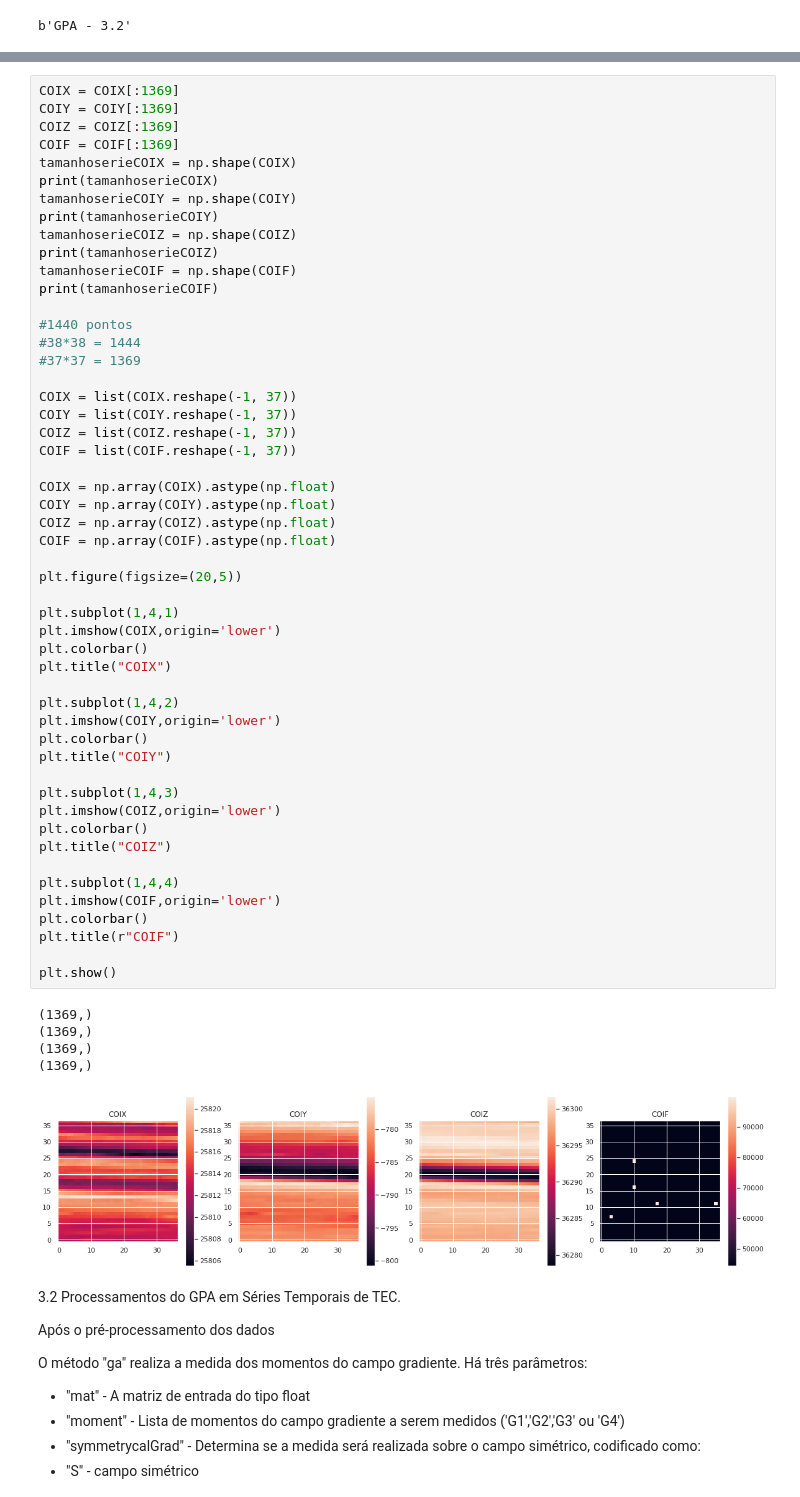
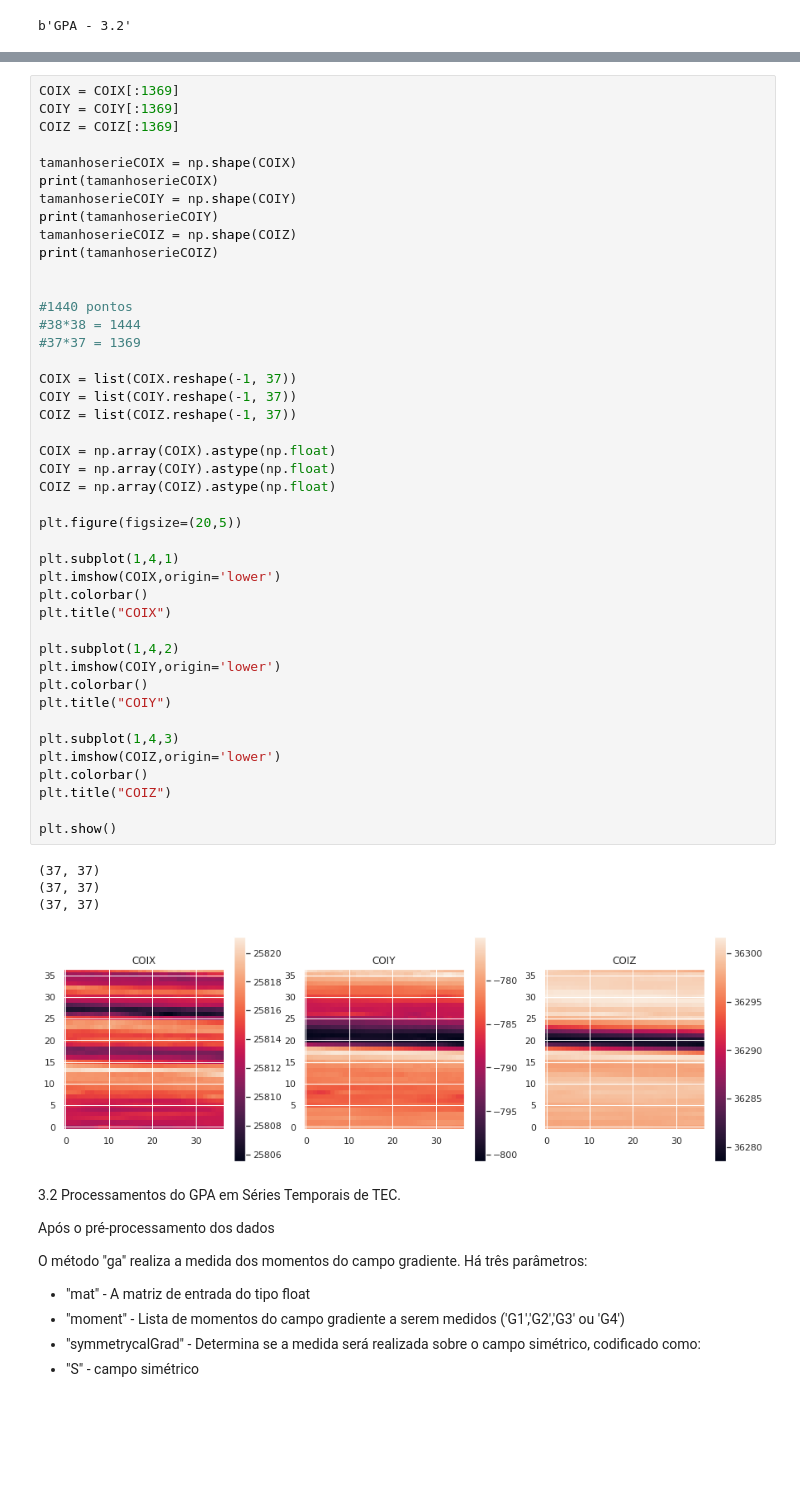
Before and after one commit to marcocintra/doutorado, a Jupyter notebook: Reunião_GFEC_P&D_com_GPA_06_05_2021_Apresentação_A3_GPA_1D_Análise_de_Séries_Temporais_(Exs_Física_Espacial).ipynb, the cells around one changed output, grey strips where cells are left out. Saved outputs shown, nothing was run; the diff lists cells and outputs as text; blank space fills up the shorter version.

```diff
--- a/Reunião_GFEC_P&D_com_GPA_06_05_2021_Apresentação_A3_GPA_1D_Análise_de_Séries_Temporais_(Exs_Física_Espacial).ipynb
+++ b/Reunião_GFEC_P&D_com_GPA_06_05_2021_Apresentação_A3_GPA_1D_Análise_de_Séries_Temporais_(Exs_Física_Espacial).ipynb
@@ -170,59 +159,50 @@ As 4 séries temporais de TEC possuem 1440 pontos. É necessário converter a s
 COIX = COIX[:1369]
 COIY = COIY[:1369]
 COIZ = COIZ[:1369]
-COIF = COIF[:1369]
+
 tamanhoserieCOIX = np.shape(COIX)
 print(tamanhoserieCOIX)
 tamanhoserieCOIY = np.shape(COIY)
 print(tamanhoserieCOIY)
 tamanhoserieCOIZ = np.shape(COIZ)
 print(tamanhoserieCOIZ)
-tamanhoserieCOIF = np.shape(COIF)
-print(tamanhoserieCOIF)
+
 
 #1440 pontos
 #38*38 = 1444
 #37*37 = 1369
 
 COIX = list(COIX.reshape(-1, 37))
 COIY = list(COIY.reshape(-1, 37))
 COIZ = list(COIZ.reshape(-1, 37))
-COIF = list(COIF.reshape(-1, 37))
 
 COIX = np.array(COIX).astype(np.float)
 COIY = np.array(COIY).astype(np.float)
 COIZ = np.array(COIZ).astype(np.float)
-COIF = np.array(COIF).astype(np.float)
 
 plt.figure(figsize=(20,5))
 
 plt.subplot(1,4,1)
 plt.imshow(COIX,origin='lower')
 plt.colorbar()
 plt.title("COIX")
 
 plt.subplot(1,4,2)
 plt.imshow(COIY,origin='lower')
 plt.colorbar()
 plt.title("COIY")
 
 plt.subplot(1,4,3)
 plt.imshow(COIZ,origin='lower')
 plt.colorbar()
 plt.title("COIZ")
 
-plt.subplot(1,4,4)
-plt.imshow(COIF,origin='lower')
-plt.colorbar()
-plt.title(r"COIF")
-
 plt.show()
 # %% [output]
-(1369,)
-(1369,)
-(1369,)
-(1369,)
+(37, 37)
+(37, 37)
+(37, 37)
-[figure, old version]
+[figure, new version]
 # %% [markdown]
 3.2 Processamentos do GPA em Séries Temporais de TEC.
 
```
Also changed, not shown: parts of 6 cells of this notebook.
